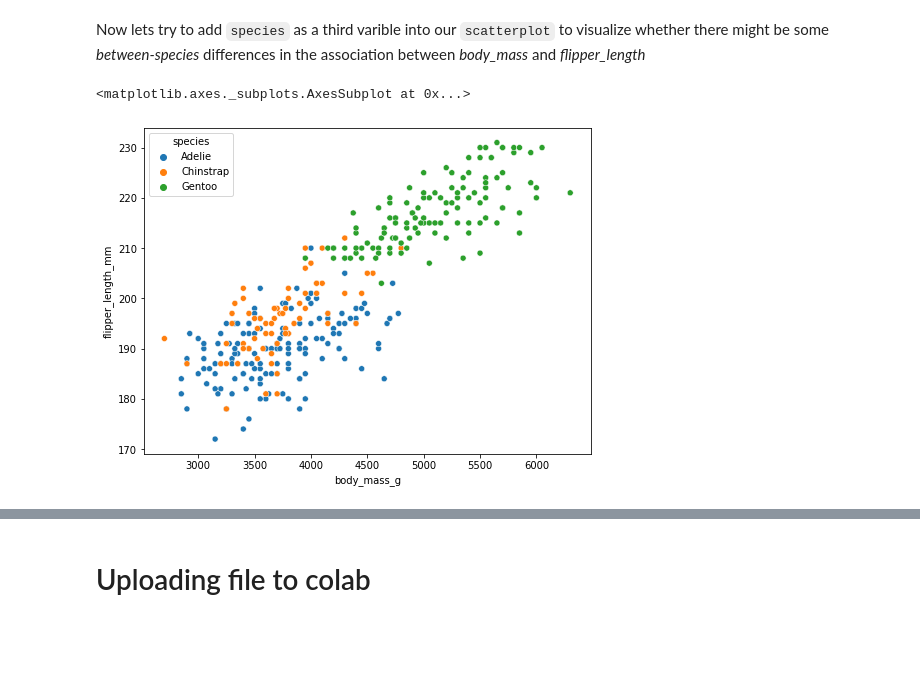
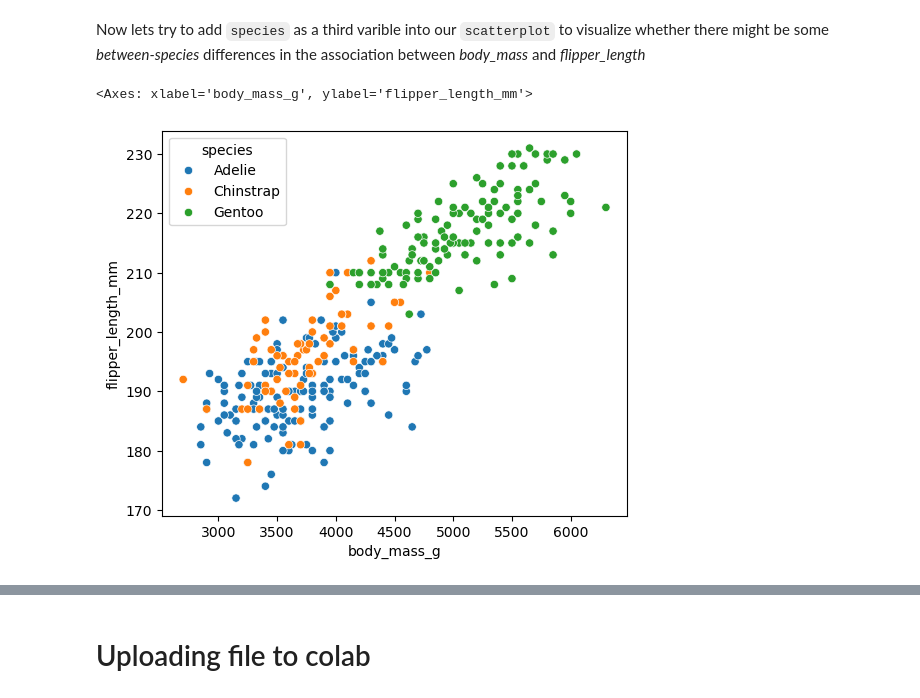
Before and after one commit to PhilippS893/Scientific_DataVis_Python, a Jupyter notebook: DataVis_Day1.ipynb, the cells around one changed output, grey strips where cells are left out. Saved outputs shown, nothing was run; the diff lists cells and outputs as text; code cells hidden in the pictures; blank space fills up the shorter version.

```diff
--- a/DataVis_Day1.ipynb
+++ b/DataVis_Day1.ipynb
@@ -459,8 +456,8 @@ sns.scatterplot(x="body_mass_g", y="flipper_length_mm", data=df_clean)
 # %% [markdown]
 Now lets try to add `species` as a third varible into our `scatterplot` to visualize whether there might be some *between-species* differences in the association between *body_mass* and *flipper_length*
 # %%
-plt.figure(figsize=(8,6))
+plt.figure(figsize=(6,5))
 sns.scatterplot(x="body_mass_g", y="flipper_length_mm", hue="species", data=df_clean)
 # %% [output]
-<matplotlib.axes._subplots.AxesSubplot at 0x...>
+<Axes: xlabel='body_mass_g', ylabel='flipper_length_mm'>
-[figure, old version]
+[figure, new version]
```
Also changed, not shown: parts of 22 cells of this notebook, 2 other files.
